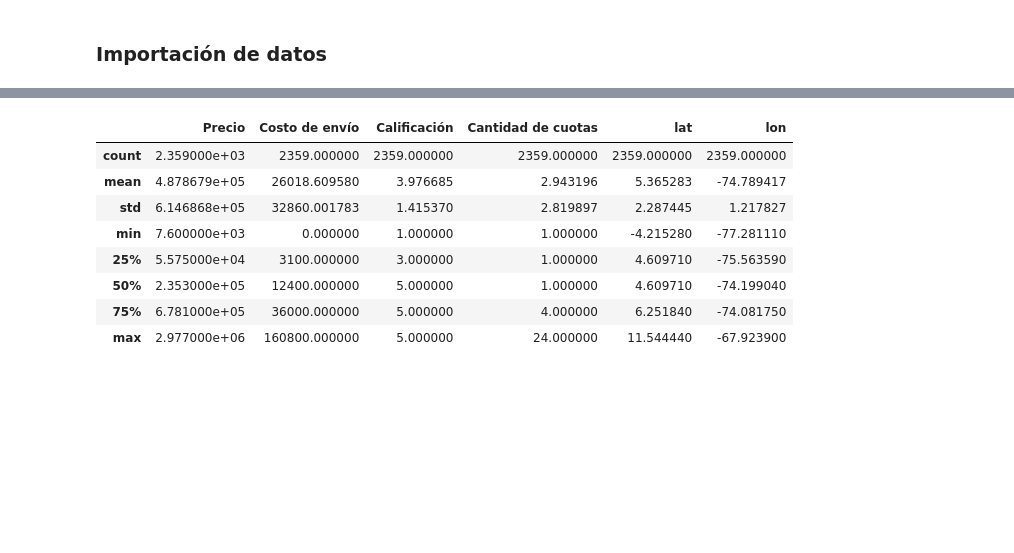
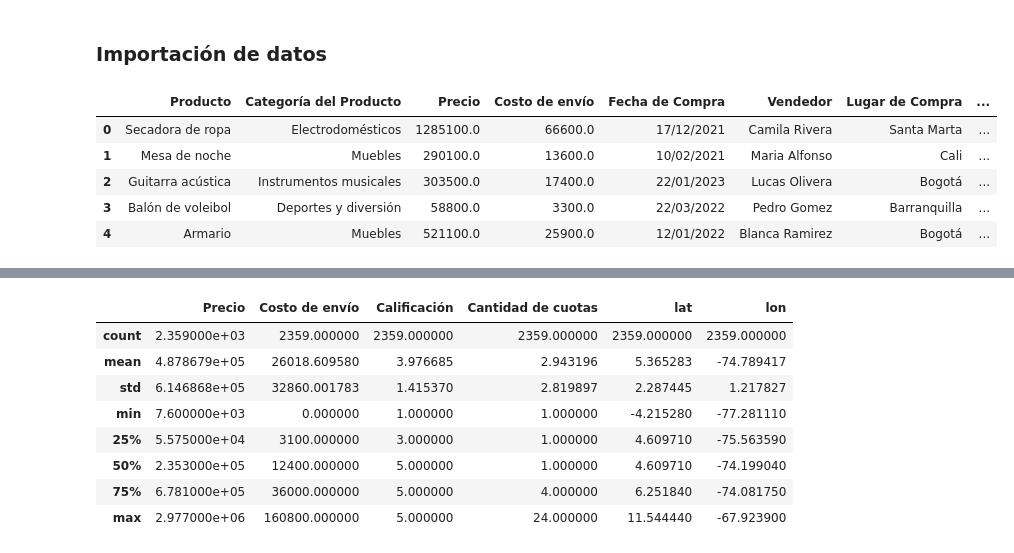
Before and after one commit to Nataliahfk/Challenge_AluraStore_ejemplo, a Jupyter notebook: notebooks/eda_1.ipynb, the cells around one changed output, grey strips where cells are left out. Saved outputs shown, nothing was run; the diff lists cells and outputs as text; code cells hidden in the pictures; blank space fills up the shorter version.

```diff
--- a/notebooks/eda_1.ipynb
+++ b/notebooks/eda_1.ipynb
@@ -1,5 +1,29 @@
 # %% [markdown]
 ### Importación de datos
+# %%
+#Extraer y cargar datos de archivos CSV en un diccionario de pandas DataFrames
+
+
+import pandas as pd
+from pathlib import Path #Libreria para manejar rutas de archivos y directorios de forma orientada a objetos y multiplataforma
+
+DATA_DIR = Path("../data") #Directorio de datos, Path crea un objeto de ruta a partir de una cadena de texto, en este caso "../data" que está un nivel por encima del directorio actual
+tiendas = {} #Diccionario para almacenar los dataframes de cada tienda
+for csv_file in DATA_DIR.glob("tienda_*.csv"): #Itera sobre todos los archivos CSV que comienzan con "tienda_" en el directorio de datos
+    tiendas[csv_file.stem] = pd.read_csv(csv_file) #csv_file.stem extrae el nombre del archivo sin la extensión.csv y lo usa como clave en el diccionario, pd.read_csv(csv_file) lee el archivo CSV y lo almacena como un dataframe de pandas
+
+tienda_1 = tiendas["tienda_1"]
+tienda_2 = tiendas["tienda_2"]
+tienda_3 = tiendas["tienda_3"]
+tienda_4 = tiendas["tienda_4"]
+tienda_5 = tiendas["tienda_5"]
+# %% [output]
+|  | Producto | Categoría del Producto | Precio | Costo de envío | Fecha de Compra | Vendedor | Lugar de Compra | ... |
+| 0 | Secadora de ropa | Electrodomésticos | 1285100.0 | 66600.0 | 17/12/2021 | Camila Rivera | Santa Marta | ... |
+| 1 | Mesa de noche | Muebles | 290100.0 | 13600.0 | 10/02/2021 | Maria Alfonso | Cali | ... |
+| 2 | Guitarra acústica | Instrumentos musicales | 303500.0 | 17400.0 | 22/01/2023 | Lucas Olivera | Bogotá | ... |
+| 3 | Balón de voleibol | Deportes y diversión | 58800.0 | 3300.0 | 22/03/2022 | Pedro Gomez | Barranquilla | ... |
+| 4 | Armario | Muebles | 521100.0 | 25900.0 | 12/01/2022 | Blanca Ramirez | Bogotá | ... |
 # %%
 import pandas as pd
 
```
Also changed, not shown: 4 other files.
